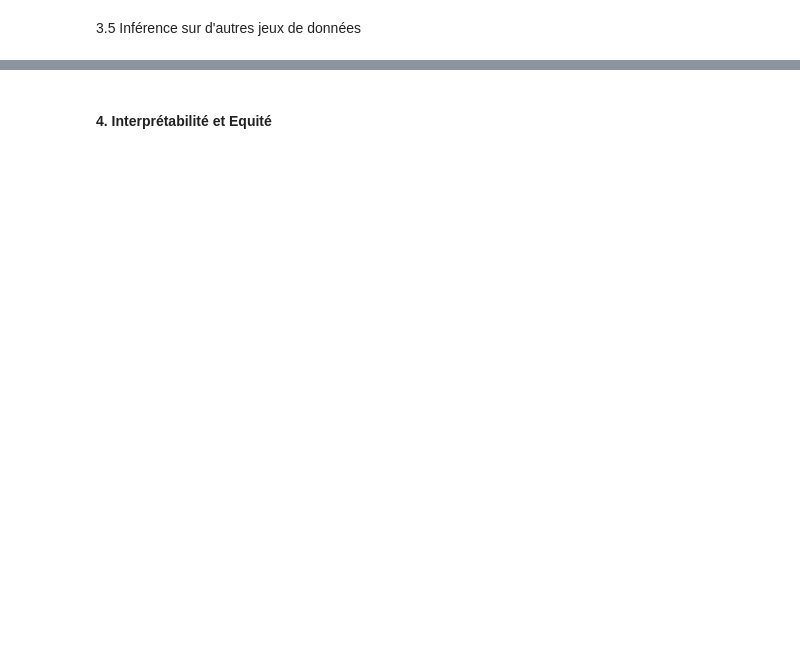
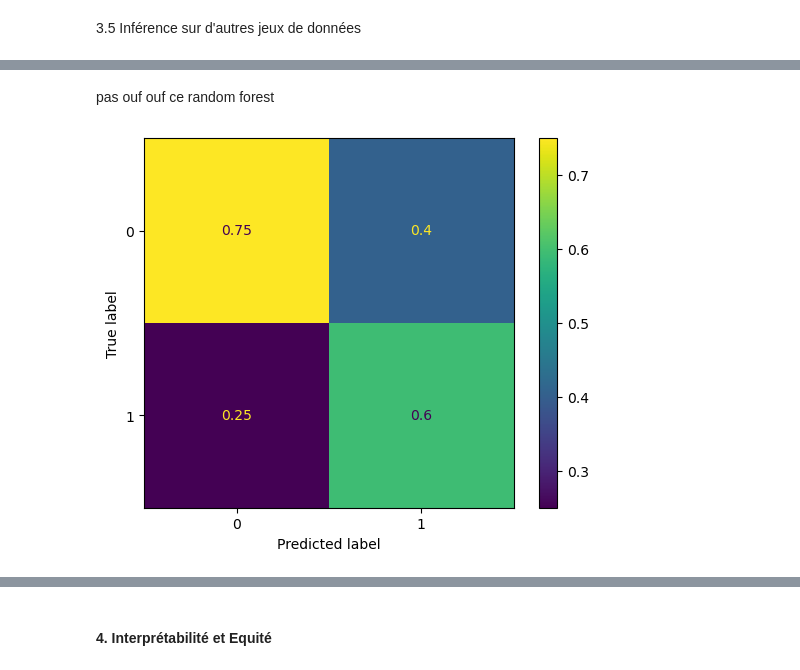
Before and after one commit to Saxhaa/supervised, a Jupyter notebook: data_analysis.ipynb, the cells around one changed output, grey strips where cells are left out. Cells and saved outputs as stored; diff of their text form; code cells hidden in the pictures; blank space fills up the shorter version.

```diff
--- a/data_analysis.ipynb
+++ b/data_analysis.ipynb
@@ -574,8 +539,8 @@ joblib.dump(best_model,'XGB_BestModel_08252.joblib')
 # %% [markdown]
 3.5 Inférence sur d'autres jeux de données
 # %%
-df_attributes_co = pd.read_csv('db_cali/acsincome_co_features.csv')
-df_labels_co = pd.read_csv('db_cali/acsincome_co_label.csv')
+df_attributes_co = pd.read_csv('db_co/acsincome_co_features.csv')
+df_labels_co = pd.read_csv('db_co/acsincome_co_label.csv')
 
 df_attributes_ne = pd.read_csv('db_ne/acsincome_ne_features.csv')
 df_labels_ne = pd.read_csv('db_ne/acsincome_ne_labelTP2.csv')
@@ -584,0 +618,8 @@ print(df_attributes_ne.head())
+# %% [markdown]
+pas ouf ouf ce random forest
+# %%
+from sklearn.metrics import ConfusionMatrixDisplay
+
+disp = ConfusionMatrixDisplay.from_predictions(df_labels_co, y_co_rf, normalize='pred')
+# %% [output]
+[figure, added]
```
Also changed, not shown: parts of 36 cells of this notebook, 2 other files.
